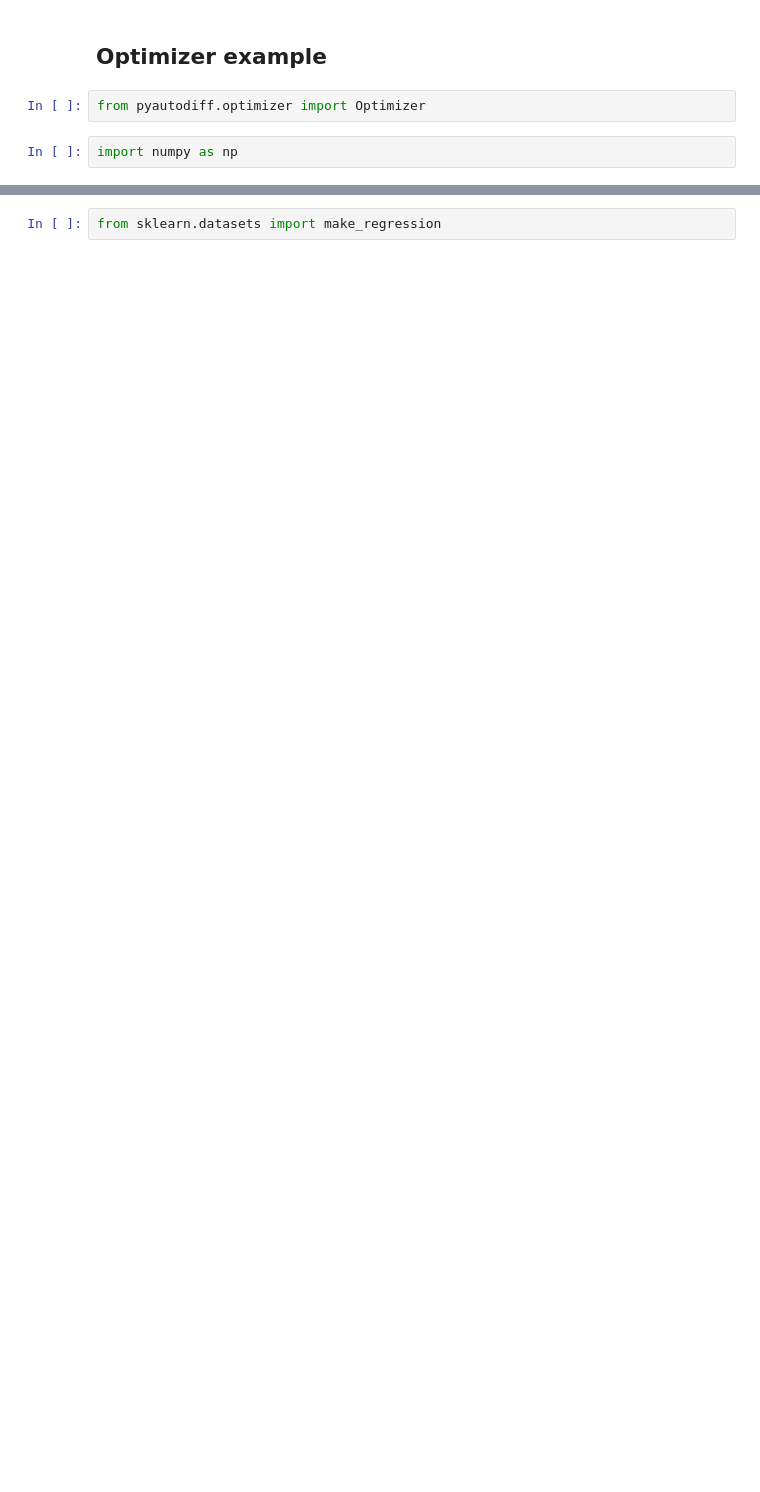
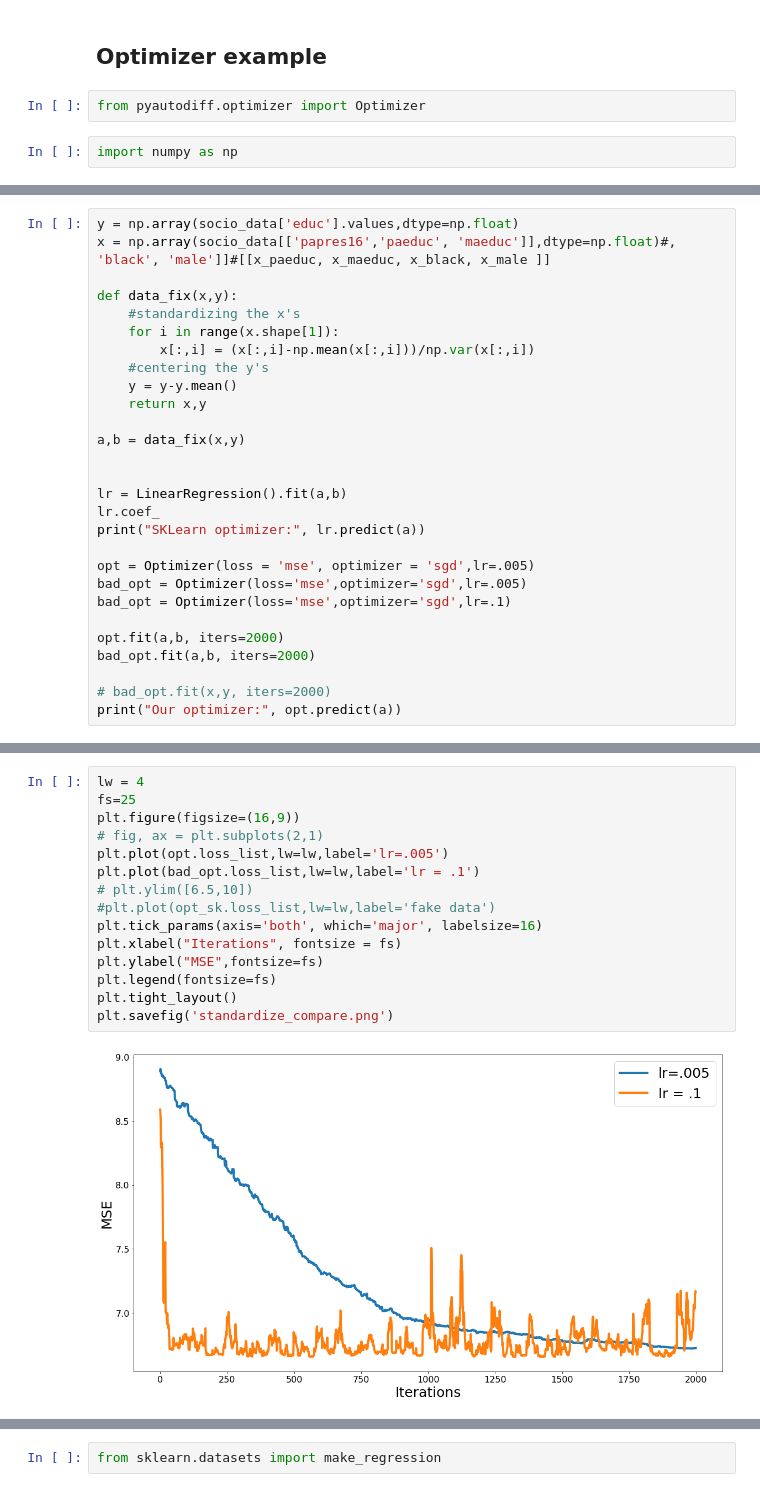
Before and after one commit to CS207-group2/cs207-FinalProject, a Jupyter notebook: GSS_fitold.ipynb, the cells around one changed output, grey strips where cells are left out. Drawn from its saved outputs; the diff is of its cells as text; blank space fills up the shorter version.

Commit message:
Fitted optimizer.py to maleah's data and changed optimizer.py

```diff
--- a/GSS_fitold.ipynb
+++ b/GSS_fitold.ipynb
@@ -165,0 +122,28 @@ opt.fit(X_array, y, iters=100)
+# %%
+y = np.array(socio_data['educ'].values,dtype=np.float)
+x = np.array(socio_data[['papres16','paeduc', 'maeduc']],dtype=np.float)#, 'black', 'male']]#[[x_paeduc, x_maeduc, x_black, x_male ]]
+
+def data_fix(x,y):
+    #standardizing the x's
+    for i in range(x.shape[1]):
+        x[:,i] = (x[:,i]-np.mean(x[:,i]))/np.var(x[:,i])
+    #centering the y's
+    y = y-y.mean()
+    return x,y
+
+a,b = data_fix(x,y)
+
+
+lr = LinearRegression().fit(a,b)
+lr.coef_
+print("SKLearn optimizer:", lr.predict(a))
+
+opt = Optimizer(loss = 'mse', optimizer = 'sgd',lr=.005)
+bad_opt = Optimizer(loss='mse',optimizer='sgd',lr=.005)
+bad_opt = Optimizer(loss='mse',optimizer='sgd',lr=.1)
+
+opt.fit(a,b, iters=2000)
+bad_opt.fit(a,b, iters=2000)
+
+# bad_opt.fit(x,y, iters=2000)
+print("Our optimizer:", opt.predict(a))
@@ -165,0 +155,17 @@ opt.fit(X_array, y, iters=100)
+# %%
+lw = 4
+fs=25
+plt.figure(figsize=(16,9))
+# fig, ax = plt.subplots(2,1)
+plt.plot(opt.loss_list,lw=lw,label='lr=.005')
+plt.plot(bad_opt.loss_list,lw=lw,label='lr = .1')
+# plt.ylim([6.5,10])
+#plt.plot(opt_sk.loss_list,lw=lw,label='fake data')
+plt.tick_params(axis='both', which='major', labelsize=16)
+plt.xlabel("Iterations", fontsize = fs)
+plt.ylabel("MSE",fontsize=fs)
+plt.legend(fontsize=fs)
+plt.tight_layout()
+plt.savefig('standardize_compare.png')
+# %% [output]
+[figure, added]
```
Also changed, not shown: parts of 31 cells of this notebook, 6 other files.
